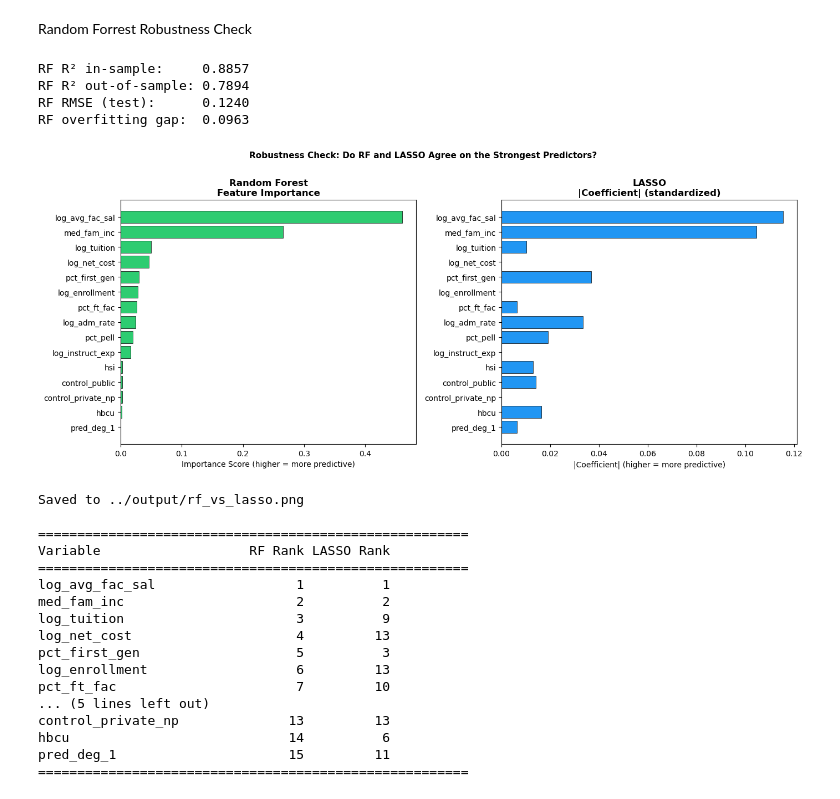
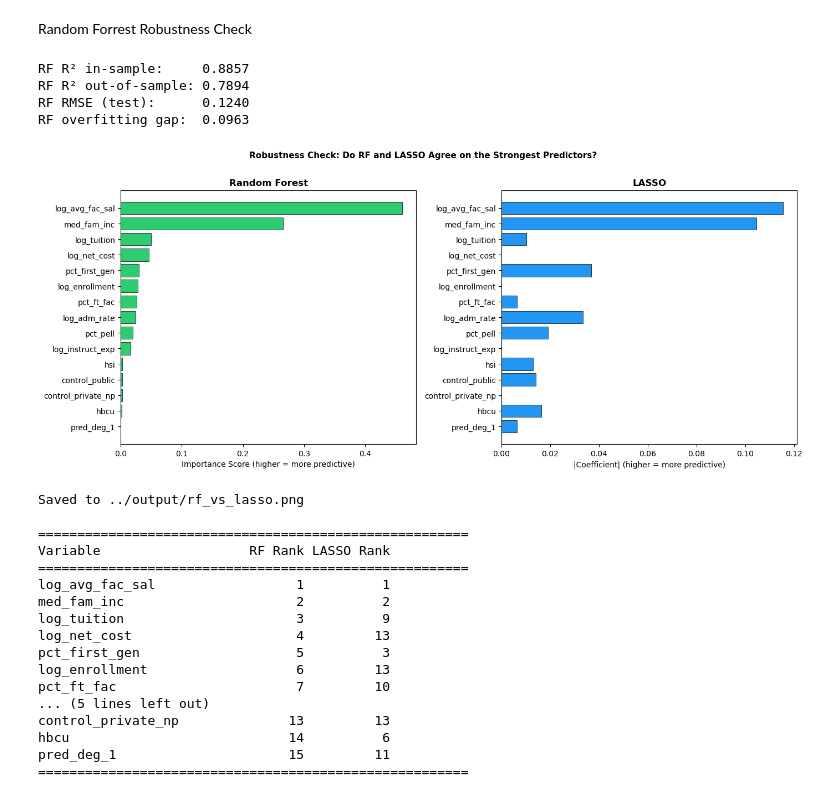
Before and after one commit to saird1/EC34-final-project, a Jupyter notebook: src/lasso_randomforest.ipynb, the cells around one changed output. Saved outputs shown, nothing was run; the diff lists cells and outputs as text; code cells hidden in the pictures.

```diff
--- a/src/lasso.ipynb
+++ b/src/lasso_randomforest.ipynb
@@ -553,44 +532,46 @@ lasso_abs = lasso_abs[lasso_abs['variable'].isin(focus_vars)]
 compare = rf_importance.merge(lasso_abs, on='variable')
 compare = compare.sort_values('rf_importance', ascending=True)
 
+
+#Visualization
 fig, axes = plt.subplots(1, 2, figsize=(14, 6))
 
 colors_rf = ['#2ecc71' for v in compare['rf_importance']]
 axes[0].barh(compare['variable'], compare['rf_importance'],
              color=colors_rf, edgecolor='black', linewidth=0.5)
-axes[0].set_title('Random Forest\nFeature Importance', fontweight='bold')
+axes[0].set_title('Random Forest', fontweight='bold')
 axes[0].set_xlabel('Importance Score (higher = more predictive)')
 
 colors_lasso = ['#2196F3' if v != 0 else '#cccccc' for v in compare['lasso_abs']]
 axes[1].barh(compare['variable'], compare['lasso_abs'],
              color=colors_lasso, edgecolor='black', linewidth=0.5)
-axes[1].set_title('LASSO\n|Coefficient| (standardized)', fontweight='bold')
+axes[1].set_title('LASSO', fontweight='bold')
 axes[1].set_xlabel('|Coefficient| (higher = more predictive)')
 
 plt.suptitle('Robustness Check: Do RF and LASSO Agree on the Strongest Predictors?\n',
              fontweight='bold', fontsize=11)
 plt.tight_layout()
 plt.savefig('../output/rf_vs_lasso.png', dpi=150, bbox_inches='tight')
 plt.show()
 print("Saved to ../output/rf_vs_lasso.png")
 
 compare_ranked = compare.copy()
 compare_ranked['rf_rank']    = compare_ranked['rf_importance'].rank(ascending=False).astype(int)
 compare_ranked['lasso_rank'] = compare_ranked['lasso_abs'].rank(ascending=False).astype(int)
 compare_ranked = compare_ranked.sort_values('rf_rank')
 
 print("\n" + "="*55)
 print(f"{'Variable':<25} {'RF Rank':>8} {'LASSO Rank':>10}")
 print("="*55)
 for _, row in compare_ranked.iterrows():
     print(f"{row['variable']:<25} {row['rf_rank']:>8} {row['lasso_rank']:>10}")
 print("="*55)
 # %% [output]
 RF R² in-sample:     0.8857
 RF R² out-of-sample: 0.7894
 RF RMSE (test):      0.1240
 RF overfitting gap:  0.0963
-[figure, old version]
+[figure, new version]
 Saved to ../output/rf_vs_lasso.png
 
 =======================================================
```
Also changed, not shown: parts of 4 cells of this notebook, 8 other files.
